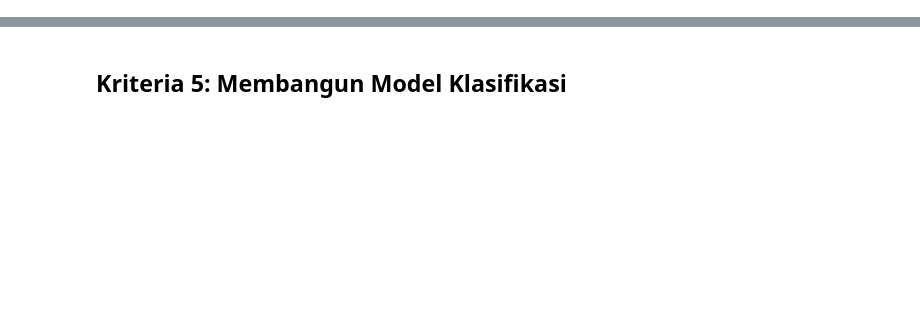
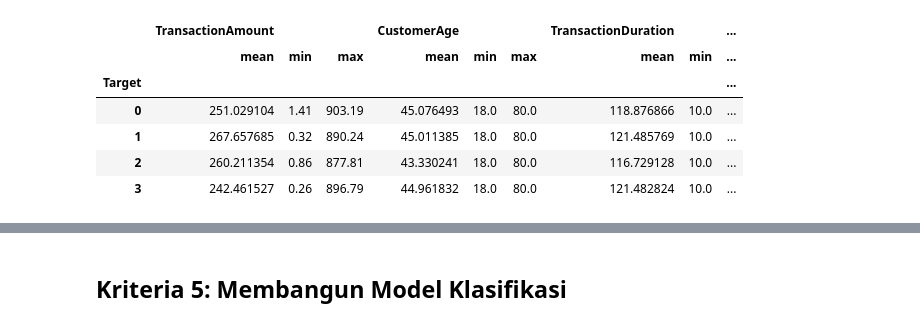
Before and after one commit to izamrosiawan/mini-project, a Jupyter notebook: proyek-machine-learning-dicoding/Klasifikasi-Submission-Akhir-BMLP-IzamRosiaw.ipynb, the cells around one changed output, grey strips where cells are left out. Cells and saved outputs as stored; diff of their text form; code cells hidden in the pictures; blank space fills up the shorter version.

```diff
--- a/proyek-machine-learning-dicoding/Klasifikasi-Submission-Akhir-BMLP-IzamRosiaw.ipynb
+++ b/proyek-machine-learning-dicoding/Klasifikasi-Submission-Akhir-BMLP-IzamRosiaw.ipynb
@@ -0,0 +307,90 @@
+# %%
+print("\nMemulai Kriteria 4: Interpretasi Hasil Clustering")
+
+# 1. Mengembalikan data ke bentuk semula (inverse transform)
+print("\n1. Mengembalikan data ke skala dan label asli (inverse transform)...")
+df_interpreted = df_inverse.copy()
+try:
+    if numerical_cols:
+        num_cols_exist = [col for col in numerical_cols if col in df_processed.columns]
+        if num_cols_exist:
+            df_interpreted[num_cols_exist] = scaler.inverse_transform(df_processed[num_cols_exist])
+    if categorical_cols:
+        for col in categorical_cols:
+            if col in df_processed.columns and col in label_encoders:
+                df_interpreted[col] = label_encoders[col].inverse_transform(df_processed[col])
+    print("✅ Data berhasil di-inverse.")
+except Exception as e:
+    print(f"❌ Error inverse transform: {e}")
+
+# 2. Integrasi hasil cluster
+print("\n2. Menambahkan label cluster ke data yang sudah di-inverse...")
+try:
+    if hasattr(kmeans, 'labels_') and len(kmeans.labels_) == len(df_interpreted):
+        df_interpreted['Target'] = kmeans.labels_
+        print("✅ Kolom 'Target' berhasil ditambahkan.")
+    else:
+        print("❌ Gagal menambahkan label cluster. Panjang label tidak sesuai.")
+except Exception as e:
+    print(f"❌ Error menambahkan label cluster: {e}")
+
+# 3. Analisis deskriptif setiap cluster
+print("\n3. Analisis deskriptif untuk setiap cluster:")
+def safe_mode(x):
+    try:
+        mode_val = x.mode(dropna=True)
+        return mode_val.iloc[0] if not mode_val.empty else None
+    except Exception:
+        return None
+agg_functions_numeric = {col: ['mean', 'min', 'max'] for col in numerical_cols if col in df_interpreted.columns}
+agg_functions_categorical = {col: safe_mode for col in categorical_cols if col in df_interpreted.columns}
+agg_functions = {**agg_functions_numeric, **agg_functions_categorical}
+try:
+    if 'Target' in df_interpreted.columns and len(df_interpreted) > 0:
+        cluster_summary = df_interpreted.groupby('Target').agg(agg_functions)
+        display(cluster_summary)
+    else:
+        print("❌ Kolom 'Target' tidak ditemukan pada data interpretasi atau data kosong.")
+except Exception as e:
+    print(f"❌ Error analisis deskriptif cluster: {e}")
+
+print("\n--- Interpretasi Karakteristik Cluster ---")
+if 'Target' in df_interpreted.columns and len(df_interpreted) > 0:
+    for i in sorted(df_interpreted['Target'].unique()):
+        try:
+            summary = cluster_summary.loc[i]
+            # MultiIndex: summary is a Series with MultiIndex if numeric, else single index
+            def get_val(idx_tuple):
+                try:
+                    return summary[idx_tuple]
+                except Exception:
+                    return None
+            print(f"\nCluster {i}:")
+            val = get_val(('TransactionAmount', 'mean'))
+            if val is not None:
+                print(f"  - Rata-rata Jumlah Transaksi: ${val:.2f}")
+            val_trx = get_val(('TransactionType', 'safe_mode'))
+            val_loc = get_val(('Location', 'safe_mode'))
+            if val_trx is not None and val_loc is not None:
+                loc_str = val_loc.split(',')[0] if isinstance(val_loc, str) else val_loc
+                print(f"  - Jenis Transaksi Dominan: {val_trx} oleh nasabah dari {loc_str}")
+            val_pay = get_val(('PaymentMethod', 'safe_mode'))
+            val_merch = get_val(('MerchantCategory', 'safe_mode'))
+            if val_pay is not None and val_merch is not None:
+                print(f"  - Metode Pembayaran Favorit: {val_pay} pada kategori {val_merch}")
+            val_age = get_val(('AgeGroup', 'safe_mode'))
+            if val_age is not None:
+                print(f"  - Kelompok Usia Dominan: {val_age}")
+        except Exception as e:
+            print(f"  - Error interpretasi cluster {i}: {e}")
+
+# 4. Simpan hasil interpretasi
+print("\n4. Menyimpan hasil interpretasi ke file CSV...")
+try:
+    df_interpreted.to_csv('data_clustering_inverse.csv', index=False)
+    print("✅ Data hasil clustering (inverse) telah disimpan sebagai 'data_clustering_inverse.csv'")
+except Exception as e:
+    print(f"❌ Gagal menyimpan file: {e}")
+
+print("\n--- Interpretasi Selesai! ---")
+# %% [output]
@@ -0,0 +406,7 @@
+|  | TransactionAmount |  |  | CustomerAge |  |  | TransactionDuration |  | ... |
+|  | mean | min | max | mean | min | max | mean | min | ... |
+| Target |  |  |  |  |  |  |  |  | ... |
+| 0 | 251.029104 | 1.41 | 903.19 | 45.076493 | 18.0 | 80.0 | 118.876866 | 10.0 | ... |
+| 1 | 267.657685 | 0.32 | 890.24 | 45.011385 | 18.0 | 80.0 | 121.485769 | 10.0 | ... |
+| 2 | 260.211354 | 0.86 | 877.81 | 43.330241 | 18.0 | 80.0 | 116.729128 | 10.0 | ... |
+| 3 | 242.461527 | 0.26 | 896.79 | 44.961832 | 18.0 | 80.0 | 121.482824 | 10.0 | ... |
```
Also changed, not shown: parts of 9 cells of this notebook.
